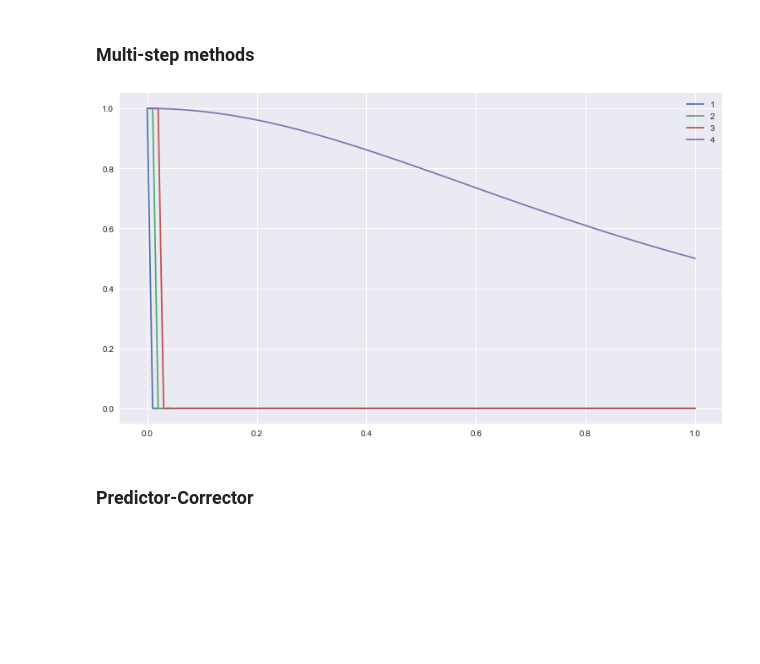
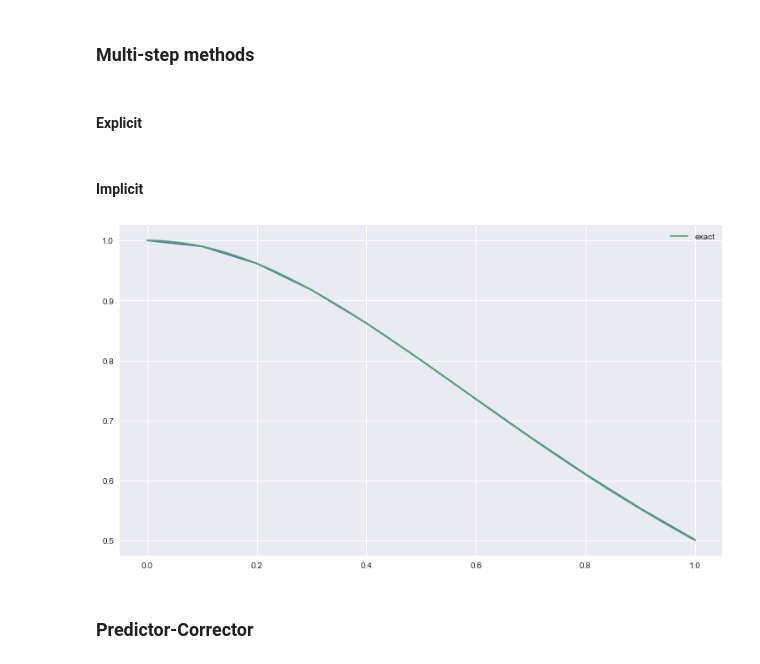
Before and after one commit to maxstollmayer/NuMeDiffG, a Jupyter notebook: methods.ipynb, the cells around one changed output. Cells and saved outputs as stored; diff of their text form; code cells hidden in the pictures; blank space fills up the shorter version.

```diff
--- a/methods.ipynb
+++ b/methods.ipynb
@@ -109,7 +109,7 @@ def rk4(f, y0, t0, tN, N):
     y0 ... initial value y(t0) = y0
     t0 ... start of interval
     tN ... end of interval
-    N ...... number of steps
+    N .... number of steps
     '''
 
     h = (tN - t0) / N
@@ -241,4 +241,6 @@ class Runge_Kutta:
         pass
 # %% [markdown]
 ### Multi-step methods
+# %% [markdown]
+#### Explicit
 # %%
@@ -274,33 +287,4 @@ def adams_bashforth(f, inits, t0, tN, N):
 
     return t, y
-# %%
-from matplotlib import pyplot as plt
-plt.style.use("seaborn")
-plt.rcParams['figure.figsize'] = [12.8, 7.2]
-
-def f(y, t):
-    return -2 * t * y**2
-
-y0 = 1
-t0 = 0
-tN = 1
-N = 100
-inits4 = 1 / ((np.arange(4)/N)**2 + 1)
-inits3 = 1 / ((np.arange(3)/N)**2 + 1)
-inits2 = 1 / ((np.arange(2)/N)**2 + 1)
-inits1 = 1 / ((np.arange(1)/N)**2 + 1)
-
-t1, y1 = adams_bashforth(f, inits1, t0, tN, N)
-t2, y2 = adams_bashforth(f, inits2, t0, tN, N)
-t3, y3 = adams_bashforth(f, inits3, t0, tN, N)
-t4, y4 = adams_bashforth(f, inits4, t0, tN, N)
-
-plt.plot(t1, y1, label=f"{len(inits1)}")
-plt.plot(t2, y2, label=f"{len(inits2)}")
-plt.plot(t3, y3, label=f"{len(inits3)}")
-plt.plot(t4, y4, label=f"{len(inits4)}")
-
-plt.legend()
-plt.show()
-# %% [output]
-[figure, removed]
+# %% [markdown]
+#### Implicit
@@ -307,2 +345,27 @@ plt.show()
+# %%
+from matplotlib import pyplot as plt
+plt.style.use("seaborn")
+plt.rcParams['figure.figsize'] = [12.8, 7.2]
+
+def f(y, t):
+    return -2 * t * y**2
+
+def g(x):
+    return 1 / (x**2 + 1)
+
+y0 = 1
+t0 = 0
+tN = 1
+N = 10
+
+
+plt.plot(*adams_moulton(f,y0,t0,tN,N))
+
+x = np.linspace(0, 1, 101)
+plt.plot(x, g(x), label="exact")
+plt.legend()
+plt.show()
+# %% [output]
+[figure, added]
 # %% [markdown]
 ### Predictor-Corrector
```
Also changed, not shown: parts of 10 cells of this notebook.
